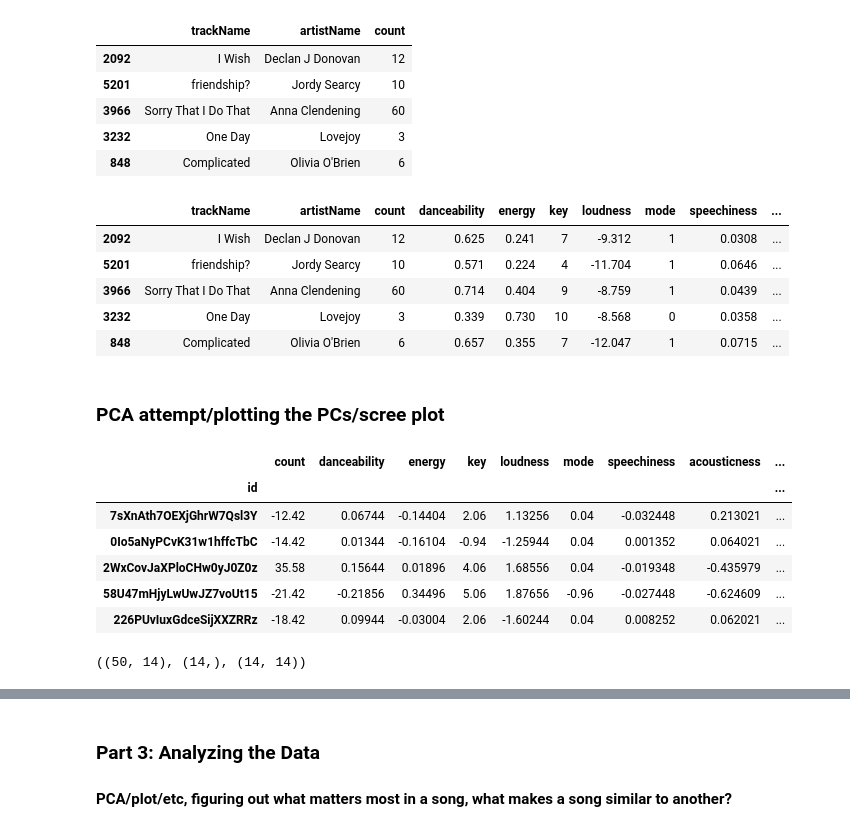
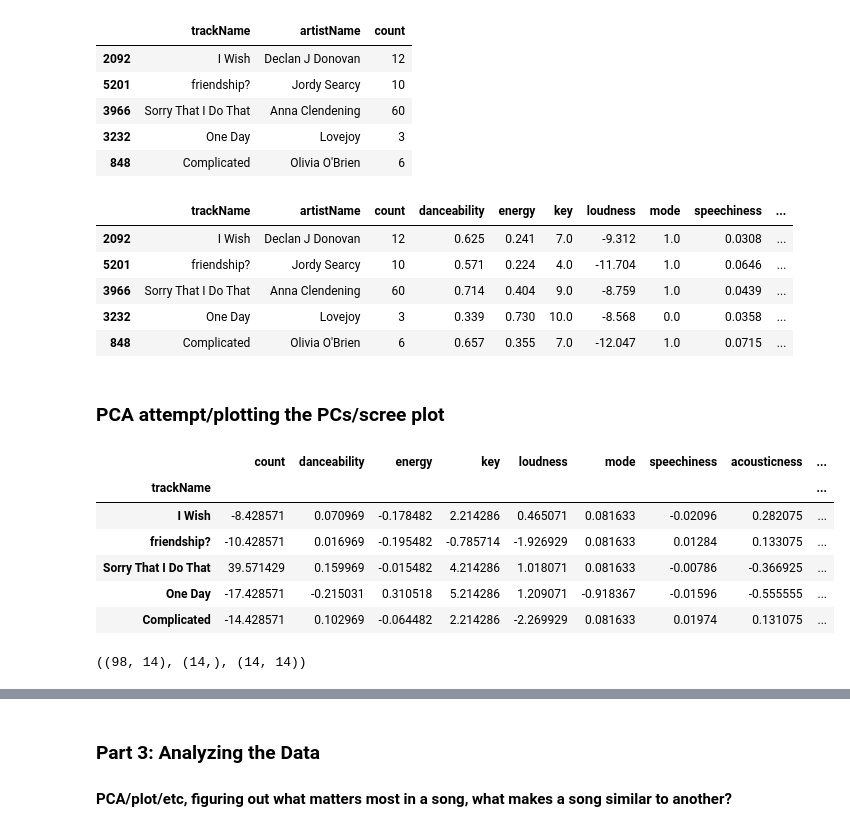
Before and after one commit to JessicaGolden/music_108, a Jupyter notebook: music_108_v01.ipynb, the cells around one changed output, grey strips where cells are left out. Saved outputs shown, nothing was run; the diff lists cells and outputs as text; code cells hidden in the pictures.

```diff
--- a/music_108_v01.ipynb
+++ b/music_108_v01.ipynb
@@ -118,7 +118,7 @@ track_features[0]
  'time_signature': 4}
 # %%
 counts = listening.query('msPlayed >= 3000').groupby(by=['trackName', 'artistName']).size().reset_index()
-songs_df = counts.rename(columns={0: 'count'}).sample(n=50, weights='count', random_state=42)#.query('count >= 5').sort_values('count', ascending=False) # either listened to >5 times or top x songs or random x songs
+songs_df = counts.rename(columns={0: 'count'}).sample(n=100, weights='count', random_state=42)#.query('count >= 5').sort_values('count', ascending=False) # either listened to >5 times or top x songs or random x songs
 songs_df.head(5)#.to_csv('csv_exports/grouped.csv')
 # %% [output]
 |  | trackName | artistName | count |
@@ -141,18 +141,18 @@ def find_info(song):
         track_features = sp.audio_features(song_uri)[0]
         return pd.Series([track_features[i] for i in lst_of_cols])
     except:
-        return pd.Series(['DNE'] * len(lst_of_cols))
+        return pd.Series([None] * len(lst_of_cols))
 
 
 songs_df[lst_of_cols] = songs_df[['trackName', 'artistName']].apply(find_info, axis=1)
 songs_df.head(5)
 # %% [output]
 |  | trackName | artistName | count | danceability | energy | key | loudness | mode | speechiness | ... |
-| 2092 | I Wish | Declan J Donovan | 12 | 0.625 | 0.241 | 7 | -9.312 | 1 | 0.0308 | ... |
-| 5201 | friendship? | Jordy Searcy | 10 | 0.571 | 0.224 | 4 | -11.704 | 1 | 0.0646 | ... |
-| 3966 | Sorry That I Do That | Anna Clendening | 60 | 0.714 | 0.404 | 9 | -8.759 | 1 | 0.0439 | ... |
-| 3232 | One Day | Lovejoy | 3 | 0.339 | 0.730 | 10 | -8.568 | 0 | 0.0358 | ... |
-| 848 | Complicated | Olivia O'Brien | 6 | 0.657 | 0.355 | 7 | -12.047 | 1 | 0.0715 | ... |
+| 2092 | I Wish | Declan J Donovan | 12 | 0.625 | 0.241 | 7.0 | -9.312 | 1.0 | 0.0308 | ... |
+| 5201 | friendship? | Jordy Searcy | 10 | 0.571 | 0.224 | 4.0 | -11.704 | 1.0 | 0.0646 | ... |
+| 3966 | Sorry That I Do That | Anna Clendening | 60 | 0.714 | 0.404 | 9.0 | -8.759 | 1.0 | 0.0439 | ... |
+| 3232 | One Day | Lovejoy | 3 | 0.339 | 0.730 | 10.0 | -8.568 | 0.0 | 0.0358 | ... |
+| 848 | Complicated | Olivia O'Brien | 6 | 0.657 | 0.355 | 7.0 | -12.047 | 1.0 | 0.0715 | ... |
 # %% [markdown]
 ### PCA attempt/plotting the PCs/scree plot
 # %%
@@ -163,20 +164,20 @@ import seaborn as sns
 # %%
-cleaned_df = songs_df.set_index('id').drop(columns=['trackName', 'artistName'])
+cleaned_df = songs_df.set_index('trackName').drop(columns=['id', 'artistName']).dropna()
 centered_df = cleaned_df - np.mean(cleaned_df, axis=0)
 centered_df.head(5)
 # %% [output]
 |  | count | danceability | energy | key | loudness | mode | speechiness | acousticness | ... |
-| id |  |  |  |  |  |  |  |  | ... |
-| 7sXnAth7OEXjGhrW7Qsl3Y | -12.42 | 0.06744 | -0.14404 | 2.06 | 1.13256 | 0.04 | -0.032448 | 0.213021 | ... |
-| 0Io5aNyPCvK31w1hffcTbC | -14.42 | 0.01344 | -0.16104 | -0.94 | -1.25944 | 0.04 | 0.001352 | 0.064021 | ... |
-| 2WxCovJaXPloCHw0yJ0Z0z | 35.58 | 0.15644 | 0.01896 | 4.06 | 1.68556 | 0.04 | -0.019348 | -0.435979 | ... |
-| 58U47mHjyLwUwJZ7voUt15 | -21.42 | -0.21856 | 0.34496 | 5.06 | 1.87656 | -0.96 | -0.027448 | -0.624609 | ... |
-| 226PUvIuxGdceSijXXZRRz | -18.42 | 0.09944 | -0.03004 | 2.06 | -1.60244 | 0.04 | 0.008252 | 0.062021 | ... |
+| trackName |  |  |  |  |  |  |  |  | ... |
+| I Wish | -8.428571 | 0.070969 | -0.178482 | 2.214286 | 0.465071 | 0.081633 | -0.02096 | 0.282075 | ... |
+| friendship? | -10.428571 | 0.016969 | -0.195482 | -0.785714 | -1.926929 | 0.081633 | 0.01284 | 0.133075 | ... |
+| Sorry That I Do That | 39.571429 | 0.159969 | -0.015482 | 4.214286 | 1.018071 | 0.081633 | -0.00786 | -0.366925 | ... |
+| One Day | -17.428571 | -0.215031 | 0.310518 | 5.214286 | 1.209071 | -0.918367 | -0.01596 | -0.555555 | ... |
+| Complicated | -14.428571 | 0.102969 | -0.064482 | 2.214286 | -2.269929 | 0.081633 | 0.01974 | 0.131075 | ... |
 # %%
 u, s, vt = np.linalg.svd(centered_df, full_matrices = False)
 u.shape, s.shape, vt.shape
 # %% [output]
-((50, 14), (14,), (14, 14))
+((98, 14), (14,), (14, 14))
 # %%
 # scree plot
 plt.plot(s**2, marker='.')
```
Also changed, not shown: parts of 4 cells of this notebook, 1 other file.
